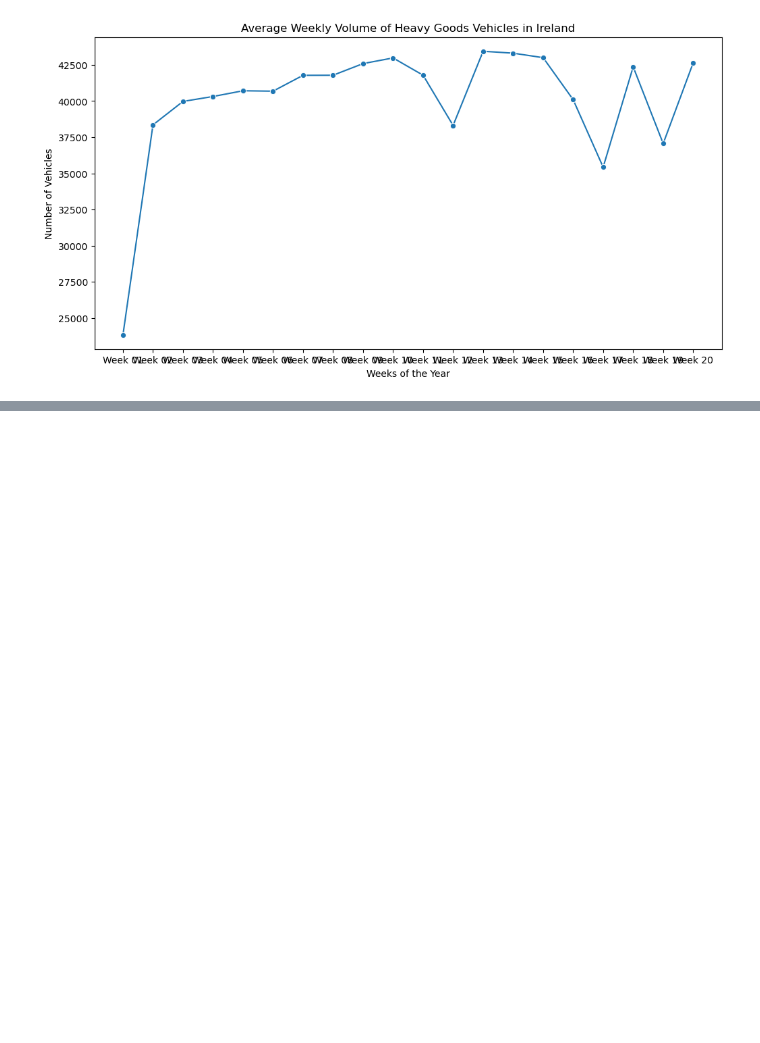
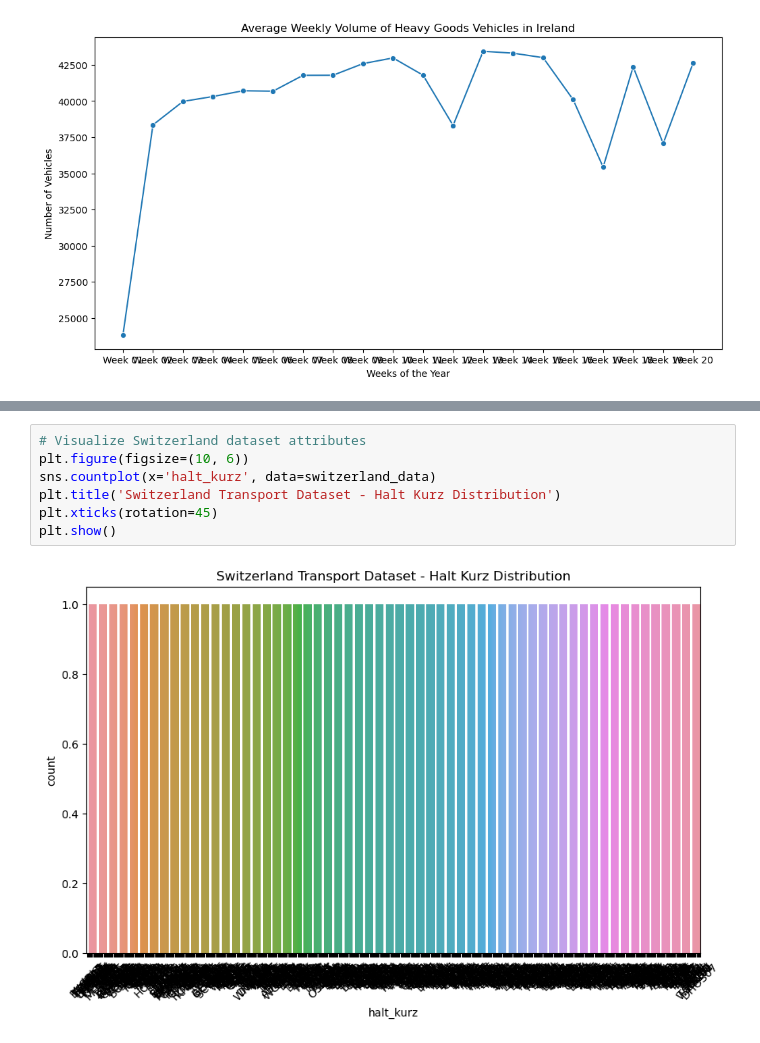
Before and after one commit to SyedAsadAilia110/CA2, a Jupyter notebook: CA02-Coding New.ipynb, the cells around one changed output, grey strips where cells are left out. Cells and saved outputs as stored; diff of their text form; blank space fills up the shorter version.

```diff
--- a/CA02-Coding New.ipynb
+++ b/CA02-Coding New.ipynb
@@ -247,0 +304,9 @@ plt.show()
+# %%
+# Visualize Switzerland dataset attributes
+plt.figure(figsize=(10, 6))
+sns.countplot(x='halt_kurz', data=switzerland_data)
+plt.title('Switzerland Transport Dataset - Halt Kurz Distribution')
+plt.xticks(rotation=45)
+plt.show()
+# %% [output]
+[figure, added]
```
Also changed, not shown: parts of 4 cells of this notebook.
